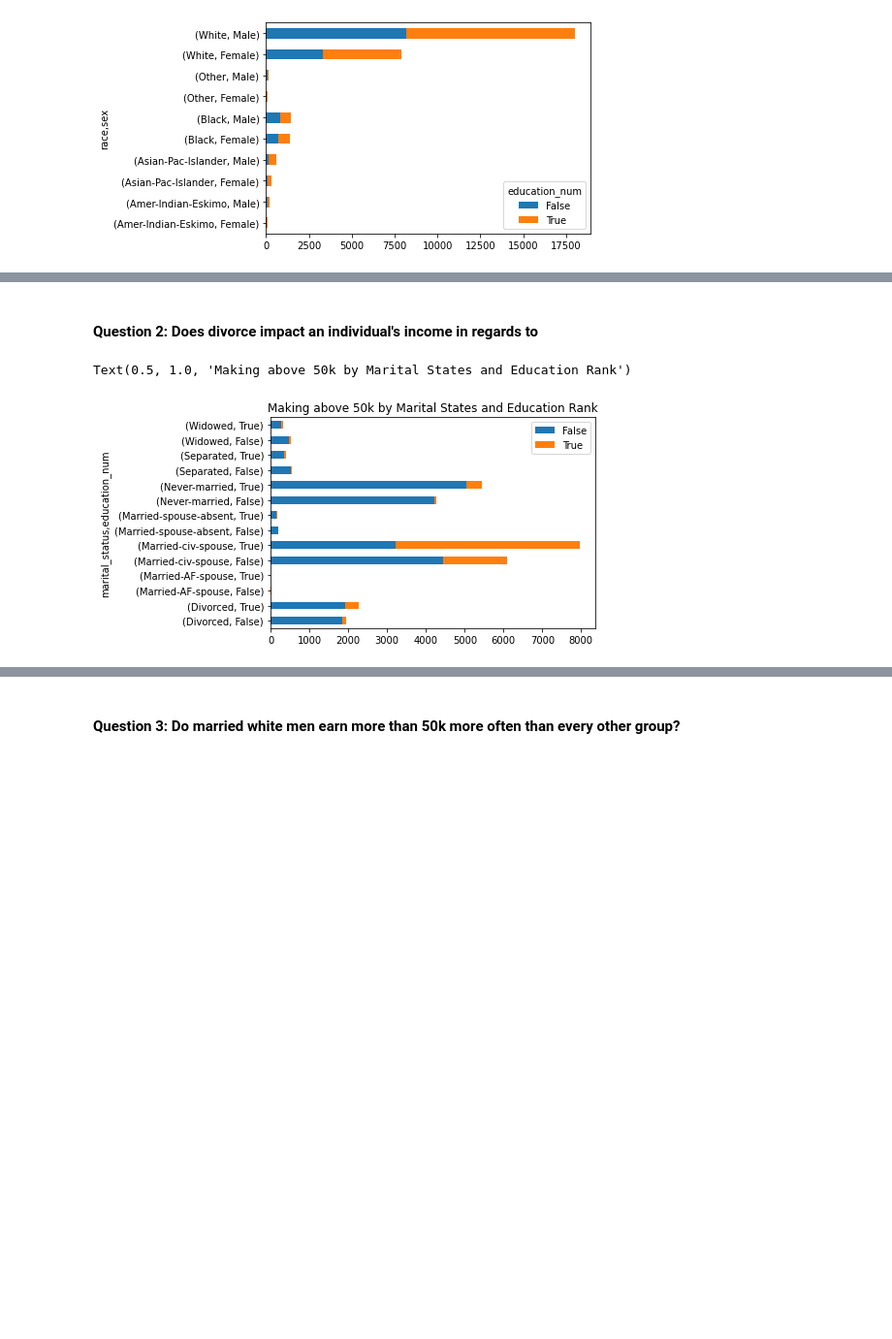
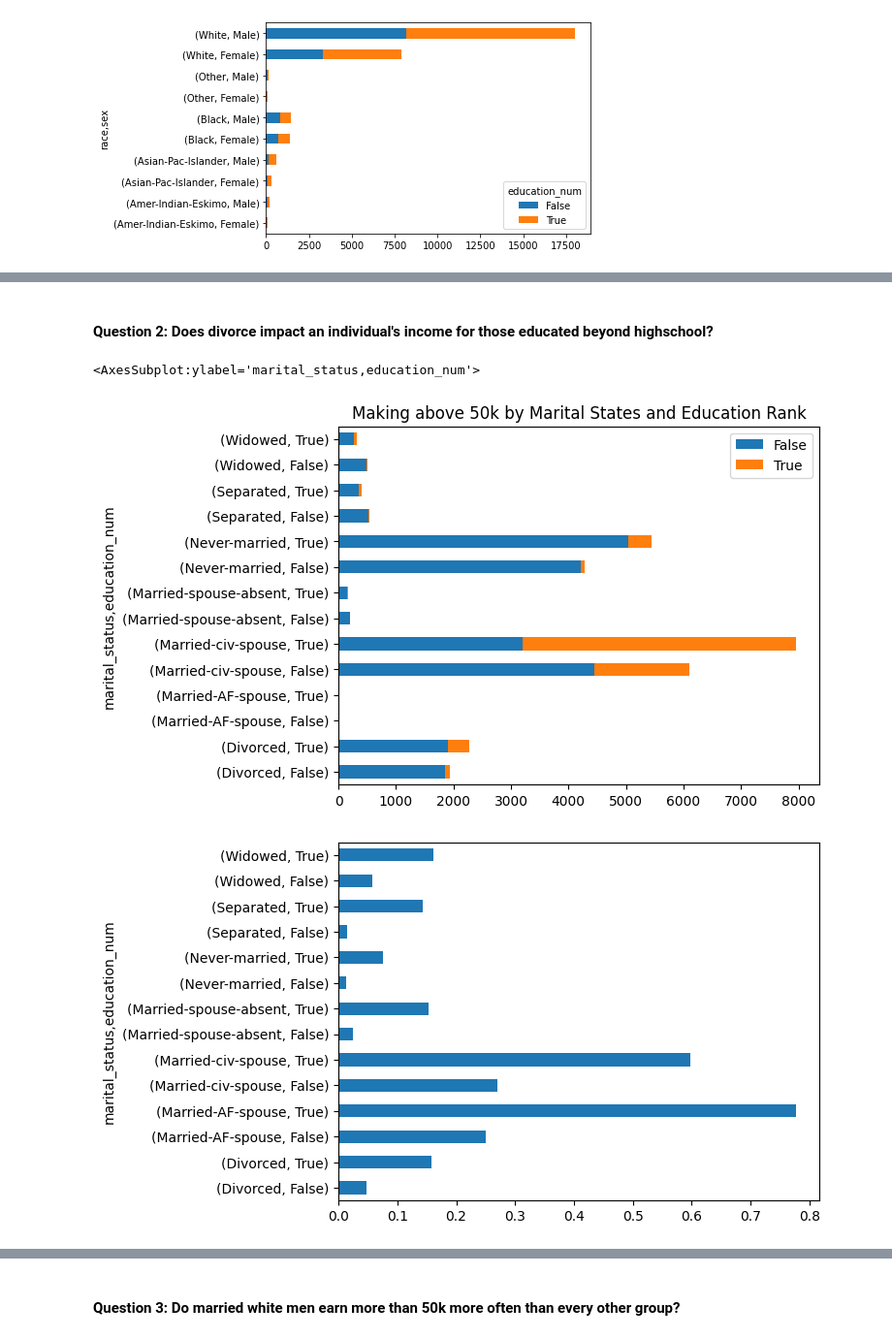
Before and after one commit to mariaherediaa/CS5324-Labs, a Jupyter notebook: Lab1/Lab 1.ipynb, the cells around one changed output, grey strips where cells are left out. Shown at 97% size. Cells and saved outputs as stored; diff of their text form; code cells hidden in the pictures; blank space fills up the shorter version.

Commit message:
Add percentage breakdown in q2

```diff
--- a/Lab1/Lab 1.ipynb
+++ b/Lab1/Lab 1.ipynb
@@ -337,14 +337,21 @@ In the above graphs we see the amount of people people who earn above $50k based
 
 When looking into the education numbers, we can see that of the races, non-white males and females actually have high amounts of educated individuals. This is interesting, because you would expect that the disparity in income may be due to lower amounts of education, but this does is not reflected in the data.
 # %% [markdown]
-#### Question 2: Does divorce impact an individual's income in regards to
+#### Question 2: Does divorce impact an individual's income for those educated beyond highschool?
 # %%
-pd.crosstab([df['marital_status'], (df['education_num'] > 9)], df['above_50K_income']).plot(kind='barh', stacked=True)
+crossed = pd.crosstab([df['marital_status'], (df['education_num'] > 9)], df['above_50K_income'])
+
+crossed.plot(kind='barh', stacked=True)
 plt.legend(loc='best')
 plt.title('Making above 50k by Marital States and Education Rank')
+
+plt.figure()
+plt.title('Percentage making over 50K')
+(crossed[:][1] / (crossed[:][0] + crossed[:][1])).plot(kind='barh', stacked=True)
 # %% [output]
-Text(0.5, 1.0, 'Making above 50k by Marital States and Education Rank')
+<AxesSubplot:ylabel='marital_status,education_num'>
-[figure, old version]
+[figure, new version]
+[figure, added]
 # %% [markdown]
 Of individuals with at least a high school education, it seems that the group of people who are married are most likely to make $50k. This supports the theory mentioned in the race and gender mentioned in the first question. It also may be an indicator that being married doesn’t increase the chance of having higher income, but instead that individuals are waiting until they have higher earning to get married. This is hard to understand without access to a deeper dataset, but is an interesting thing to consider. Being divorced, while not having a great chance at a high income, is not actually the worst. It certainly isn’t great though, as it seems that even when having a high school education, divorced individuals are making much less income than married individuals. Being separated or widowed seems to the group of people who earn the least. This may be because of the emotional and mental stress of separation or the death of a spouse. This is supported by the fact that those who are never married seem to have a higher chance of making above $50k. It could also be due to other reasons that are difficult to understand with the given information.
 # %% [markdown]
```
Also changed, not shown: parts of 3 cells of this notebook.
